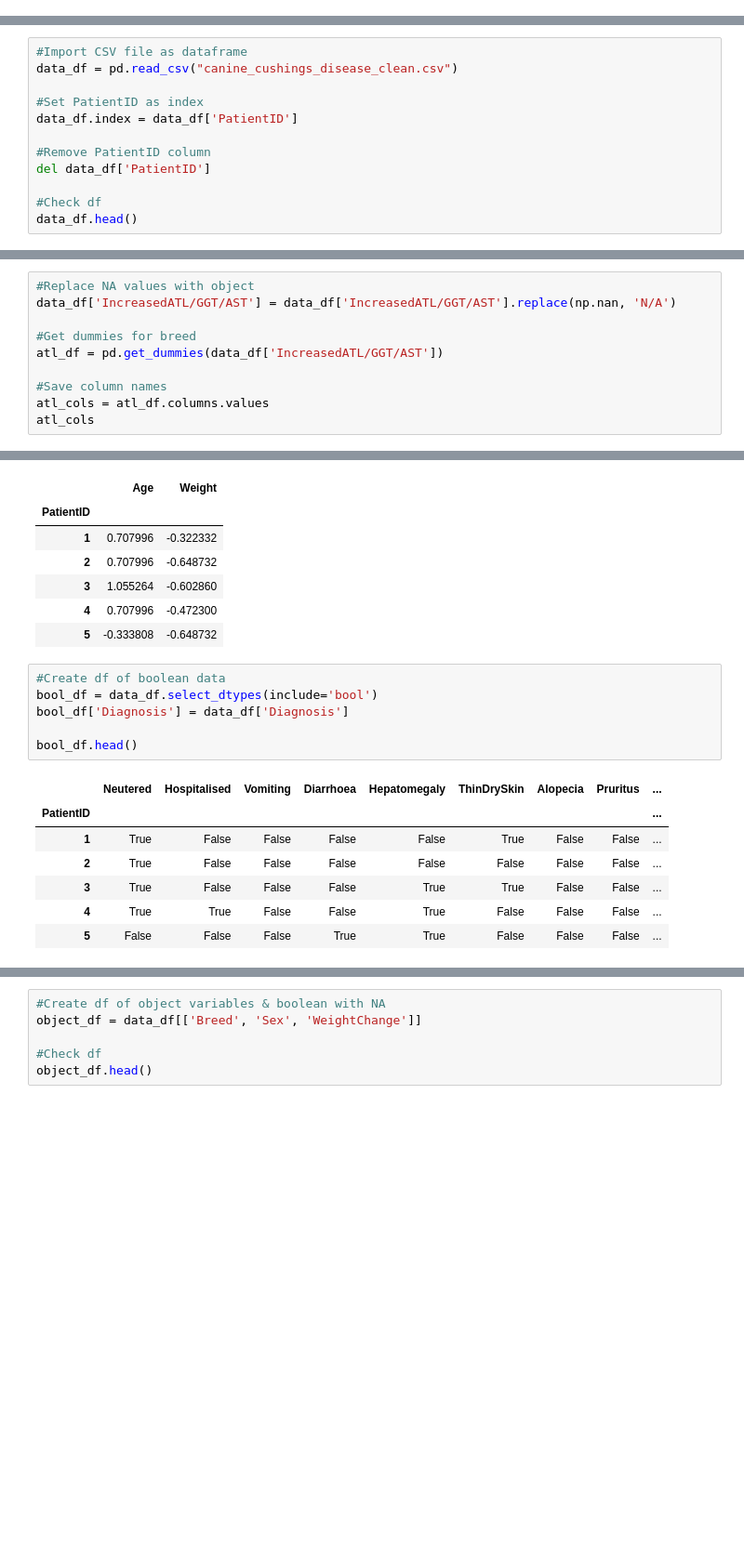
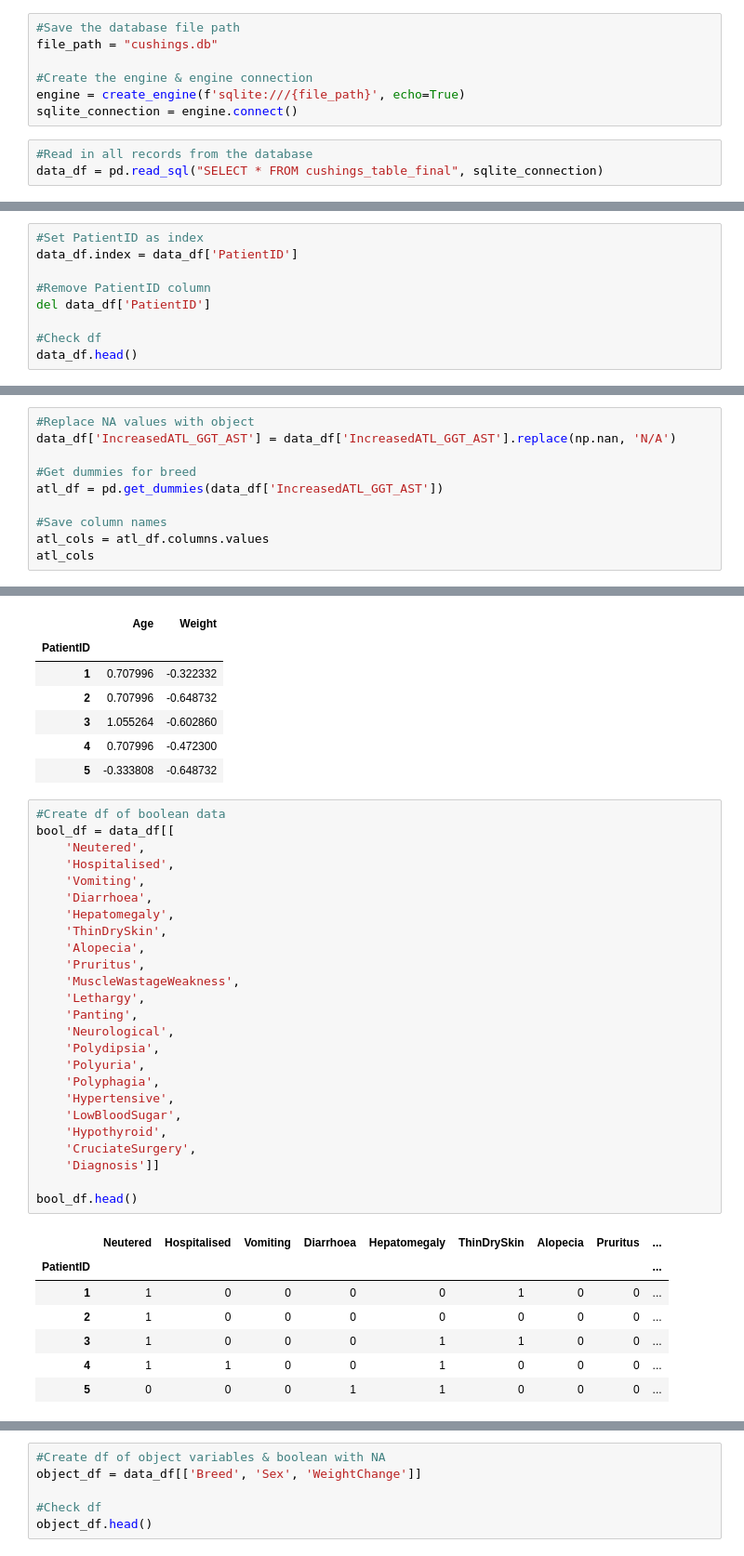
Before and after one commit to Kopixx/Project-4, a Jupyter notebook: random_forest_model.ipynb, the cells around one changed output, grey strips where cells are left out. Shown at 93% size. Cells and saved outputs as stored; diff of their text form; blank space fills up the shorter version.

```diff
--- a/random_forest_model.ipynb
+++ b/random_forest_model.ipynb
@@ -13,0 +17,10 @@ from sklearn.ensemble import RandomForestClassifier
+# %%
+#Save the database file path
+file_path = "cushings.db"
+
+#Create the engine & engine connection
+engine = create_engine(f'sqlite:///{file_path}', echo=True)
+sqlite_connection = engine.connect()
+# %%
+#Read in all records from the database
+data_df = pd.read_sql("SELECT * FROM cushings_table_final", sqlite_connection)
@@ -14,7 +45,4 @@ from sklearn.ensemble import RandomForestClassifier
 # %%
-#Import CSV file as dataframe
-data_df = pd.read_csv("canine_cushings_disease_clean.csv")
-
 #Set PatientID as index
 data_df.index = data_df['PatientID']
 
@@ -136,9 +164,9 @@ Name: IncreasedATL/GGT/AST, dtype: int64
 # %%
 #Replace NA values with object
-data_df['IncreasedATL/GGT/AST'] = data_df['IncreasedATL/GGT/AST'].replace(np.nan, 'N/A')
+data_df['IncreasedATL_GGT_AST'] = data_df['IncreasedATL_GGT_AST'].replace(np.nan, 'N/A')
 
 #Get dummies for breed
-atl_df = pd.get_dummies(data_df['IncreasedATL/GGT/AST'])
+atl_df = pd.get_dummies(data_df['IncreasedATL_GGT_AST'])
 
 #Save column names
 atl_cols = atl_df.columns.values
@@ -197,16 +225,35 @@ scaled_num_cols_df.head()
 | 5 | -0.333808 | -0.648732 |
 # %%
 #Create df of boolean data
-bool_df = data_df.select_dtypes(include='bool')
-bool_df['Diagnosis'] = data_df['Diagnosis']
+bool_df = data_df[[
+    'Neutered',
+    'Hospitalised',
+    'Vomiting',
+    'Diarrhoea',
+    'Hepatomegaly',
+    'ThinDrySkin',
+    'Alopecia',
+    'Pruritus',
+    'MuscleWastageWeakness',
+    'Lethargy',
+    'Panting',
+    'Neurological',
+    'Polydipsia',
+    'Polyuria',
+    'Polyphagia',
+    'Hypertensive',
+    'LowBloodSugar',
+    'Hypothyroid',
+    'CruciateSurgery',
+    'Diagnosis']]
 
 bool_df.head()
 # %% [output]
 |  | Neutered | Hospitalised | Vomiting | Diarrhoea | Hepatomegaly | ThinDrySkin | Alopecia | Pruritus | ... |
 | PatientID |  |  |  |  |  |  |  |  | ... |
-| 1 | True | False | False | False | False | True | False | False | ... |
-| 2 | True | False | False | False | False | False | False | False | ... |
-| 3 | True | False | False | False | True | True | False | False | ... |
-| 4 | True | True | False | False | True | False | False | False | ... |
-| 5 | False | False | False | True | True | False | False | False | ... |
+| 1 | 1 | 0 | 0 | 0 | 0 | 1 | 0 | 0 | ... |
+| 2 | 1 | 0 | 0 | 0 | 0 | 0 | 0 | 0 | ... |
+| 3 | 1 | 0 | 0 | 0 | 1 | 1 | 0 | 0 | ... |
+| 4 | 1 | 1 | 0 | 0 | 1 | 0 | 0 | 0 | ... |
+| 5 | 0 | 0 | 0 | 1 | 1 | 0 | 0 | 0 | ... |
 # %%
```
Also changed, not shown: parts of 12 cells of this notebook, 6 other files.
